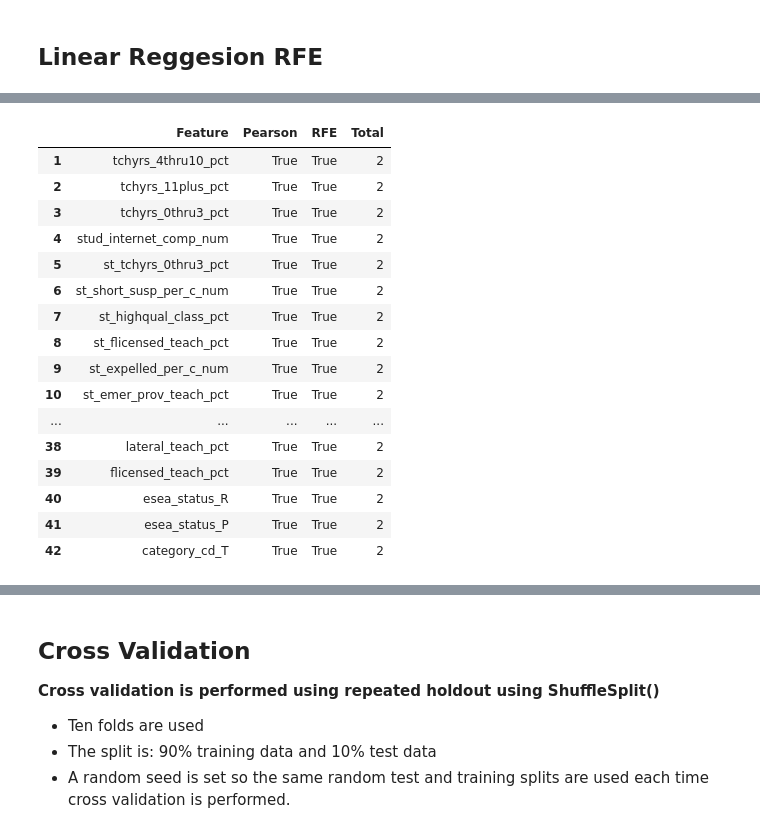
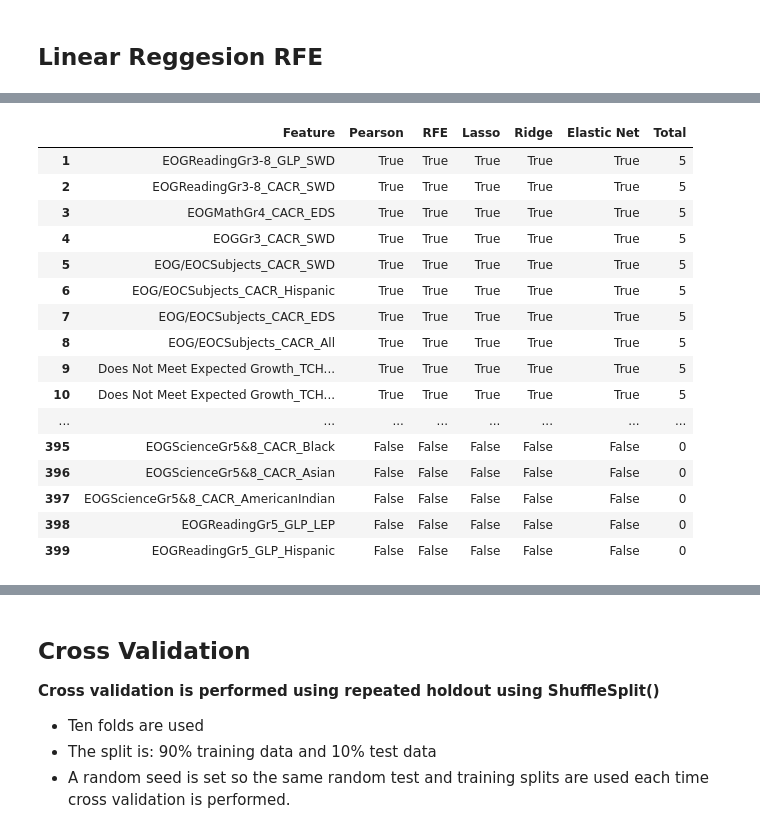
Before and after one commit to wtubin/TeacherRetentionofNC, a Jupyter notebook: 2017/Models/NCTeacherAttritionRatePredict.ipynb, the cells around one changed output, grey strips where cells are left out. Drawn from its saved outputs; the diff is of its cells as text; code cells hidden in the pictures.

Commit message:
feature Selection results

```diff
--- a/2017/Models/NCTeacherAttritionRatePredict.ipynb
+++ b/2017/Models/NCTeacherAttritionRatePredict.ipynb
@@ -367,0 +374,15 @@ Fitting estimator with 308 features.
+# %%
+
+from sklearn.feature_selection import SelectFromModel
+from sklearn.linear_model import LassoCV
+
+from sklearn.linear_model import Ridge
+
+Lasso = LassoCV(cv = 5)
+
+LassoCV_selector = SelectFromModel(Lasso, threshold='1.25*median', max_features=max_features)
+LassoCV_selector.fit(X_fs, y_fs)
+LassoCV_support = LassoCV_selector.get_support()
+LassoCV_feature = X_fs.loc[:,LassoCV_support].columns.tolist()
+print(str(len(LassoCV_feature)), 'selected features')
+print(pd.DataFrame(LassoCV_feature))
@@ -367,0 +409,12 @@ Fitting estimator with 308 features.
+# %%
+from sklearn.feature_selection import SelectFromModel
+from sklearn.linear_model import Ridge
+
+reg = Ridge()
+
+reg_selector = SelectFromModel(reg, threshold='1.25*median', max_features=max_features)
+reg_selector.fit(X_fs, y_fs)
+reg_support = reg_selector.get_support()
+reg_feature = X_fs.loc[:,reg_support].columns.tolist()
+print(str(len(reg_feature)), 'selected features')
+print(pd.DataFrame(reg_feature))
@@ -367,0 +441,11 @@ Fitting estimator with 308 features.
+# %%
+from sklearn.linear_model import ElasticNet
+
+ELN = ElasticNet()
+
+ELN_selector = SelectFromModel(ELN, threshold='1.25*median', max_features=max_features)
+ELN_selector.fit(X_fs, y_fs)
+ELN_support = ELN_selector.get_support()
+ELN_feature = X_fs.loc[:,ELN_support].columns.tolist()
+print(str(len(ELN_feature)), 'selected features')
+print(pd.DataFrame(ELN_feature))
@@ -368,37 +470,37 @@ Fitting estimator with 308 features.
 # %%
 ## Summary
 pd.set_option('display.max_rows', None)
 # put all selection together
 feature_selection_df = pd.DataFrame({'Feature':feature_name
                                      , 'Pearson':cor_support
                                      #, 'Chi-2':chi_support
                                      , 'RFE':rfe_support
-                                    # , 'Logistics':embeded_lr_support
-                                     #,'Random Forest':embeded_rf_support
-                                     #, 'LightGBM':embeded_lgb_support
+                                     , 'Lasso':LassoCV_support
+                                     ,'Ridge':reg_support
+                                     , 'Elastic Net':ELN_support
                                     })
 # count the selected times for each feature
 feature_selection_df['Total'] = np.sum(feature_selection_df, axis=1)
 # display the top 100
 feature_selection_df = feature_selection_df.sort_values(['Total','Feature'] ,
 ascending=False)
 feature_selection_df.index = range(1, len(feature_selection_df)+1)
 feature_selection_df
 # %% [output]
-|  | Feature | Pearson | RFE | Total |
-| 1 | tchyrs_4thru10_pct | True | True | 2 |
-| 2 | tchyrs_11plus_pct | True | True | 2 |
-| 3 | tchyrs_0thru3_pct | True | True | 2 |
-| 4 | stud_internet_comp_num | True | True | 2 |
-| 5 | st_tchyrs_0thru3_pct | True | True | 2 |
-| 6 | st_short_susp_per_c_num | True | True | 2 |
-| 7 | st_highqual_class_pct | True | True | 2 |
-| 8 | st_flicensed_teach_pct | True | True | 2 |
-| 9 | st_expelled_per_c_num | True | True | 2 |
-| 10 | st_emer_prov_teach_pct | True | True | 2 |
-| ... | ... | ... | ... | ... |
-| 38 | lateral_teach_pct | True | True | 2 |
-| 39 | flicensed_teach_pct | True | True | 2 |
-| 40 | esea_status_R | True | True | 2 |
-| 41 | esea_status_P | True | True | 2 |
-| 42 | category_cd_T | True | True | 2 |
+|  | Feature | Pearson | RFE | Lasso | Ridge | Elastic Net | Total |
+| 1 | EOGReadingGr3-8_GLP_SWD | True | True | True | True | True | 5 |
+| 2 | EOGReadingGr3-8_CACR_SWD | True | True | True | True | True | 5 |
+| 3 | EOGMathGr4_CACR_EDS | True | True | True | True | True | 5 |
+| 4 | EOGGr3_CACR_SWD | True | True | True | True | True | 5 |
+| 5 | EOG/EOCSubjects_CACR_SWD | True | True | True | True | True | 5 |
+| 6 | EOG/EOCSubjects_CACR_Hispanic | True | True | True | True | True | 5 |
+| 7 | EOG/EOCSubjects_CACR_EDS | True | True | True | True | True | 5 |
+| 8 | EOG/EOCSubjects_CACR_All | True | True | True | True | True | 5 |
+| 9 | Does Not Meet Expected Growth_TCH... | True | True | True | True | True | 5 |
+| 10 | Does Not Meet Expected Growth_TCH... | True | True | True | True | True | 5 |
+| ... | ... | ... | ... | ... | ... | ... | ... |
+| 395 | EOGScienceGr5&8_CACR_Black | False | False | False | False | False | 0 |
+| 396 | EOGScienceGr5&8_CACR_Asian | False | False | False | False | False | 0 |
+| 397 | EOGScienceGr5&8_CACR_AmericanIndian | False | False | False | False | False | 0 |
+| 398 | EOGReadingGr5_GLP_LEP | False | False | False | False | False | 0 |
+| 399 | EOGReadingGr5_GLP_Hispanic | False | False | False | False | False | 0 |
```
Also changed, not shown: parts of 34 cells of this notebook, 1 other file.
